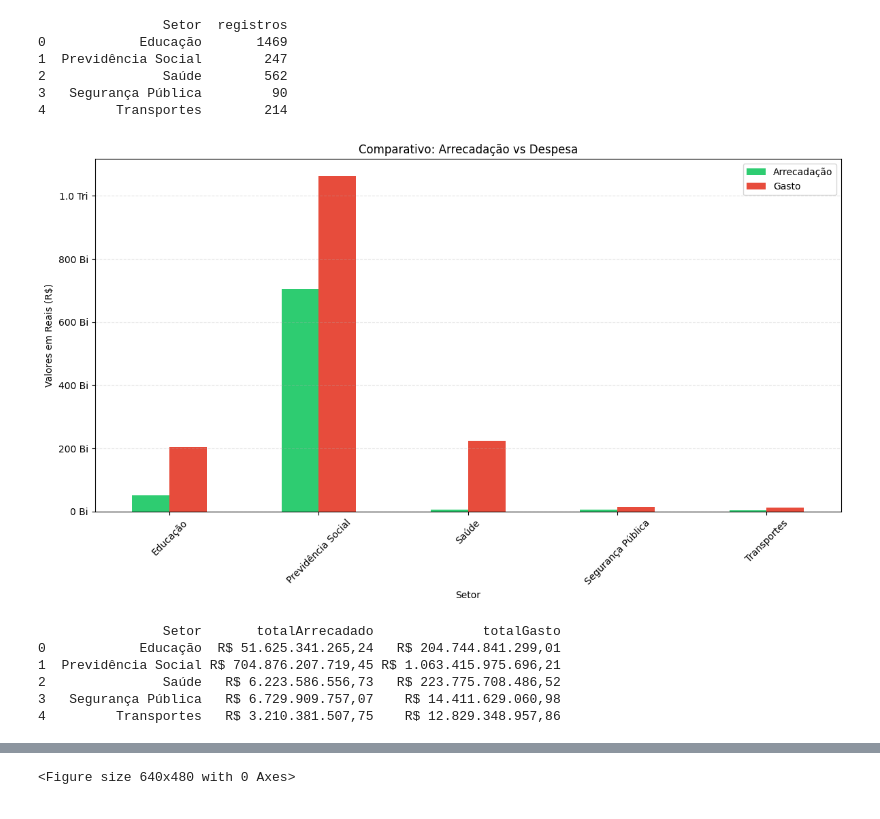
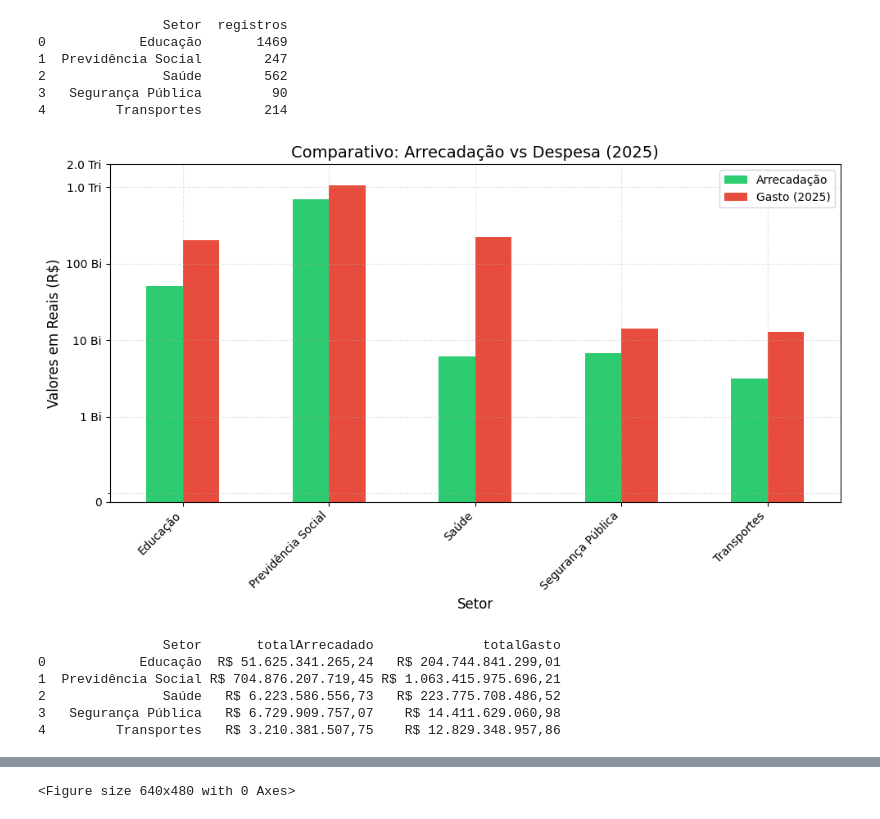
Before and after one commit to pauloho97/AnaliseImpostosPublicos, a Jupyter notebook: app/analiseGraficos.ipynb, the cells around one changed output, grey strips where cells are left out. Cells and saved outputs as stored; diff of their text form; code cells hidden in the pictures.

```diff
--- a/app/analiseGraficos.ipynb
+++ b/app/analiseGraficos.ipynb
@@ -25,47 +25,64 @@ print(dataFrameCheck)
 # 1. Quais foram os Valores de Arrecadações e Despesas Públicas por Setor,
 # Sendo Apenas Despesas de 2025 não Pegando Valores Pagos Atrasados?
 
 import matplotlib.ticker as ticker # Biblioteca para formatar os eixos
 
 #Captando query, aspas triplas para formar um bloco de linhas de códigos SQL
 query = """
 SELECT
     r.Setor,
     SUM(r."Receita Realizada (Valor Arrecadado)") as totalArrecadado,
     (SELECT SUM(d."Valor Pago") FROM despesas d WHERE d.Setor = r.Setor) as totalGasto
 FROM receitas r
 GROUP BY r.Setor
 """
+
 tabela = pd.read_sql_query(query, conexaoBanco)
 
-# 2. Criar o gráfico
-fig, ax = plt.subplots(figsize=(12, 7)) #tamanho do gráfico 12 por 7 polegadas
+# Configuração do gráfico
+fig, ax = plt.subplots(figsize=(10, 6))
+
+# Plotagem das barras
 tabela.plot(x='Setor', y=['totalArrecadado', 'totalGasto'], kind='bar', ax=ax, color=['#2ecc71', '#e74c3c'])
 
-# 3. LÓGICA DE FORMATAÇÃO DO EIXO Y em Bilhoes e Trilhões
+# 3. Função para formatar eixo Y em texto amigável
 def formatarEixo(valor, pos):
-    if valor >= 1e12: # Se for 1 Trilhão ou mais
+    if valor >= 1e12:
         return f'{valor*1e-12:.1f} Tri'
-    else: # Se for Bilhões
+    elif valor >= 1e9:
         return f'{valor*1e-9:.0f} Bi'
+    elif valor >= 1e6:
+        return f'{valor*1e-6:.0f} Mi'
+    else:
+        return f'{valor:,.0f}'
 
-# Aplicando a formatação personalizada ao eixo Y para captar valores em bilhões e trilhões
+# 4. Ajuste de escala e formatação forçada
+# Escala symlog para visibilidade de valores discrepantes
+ax.set_yscale('symlog', linthresh=1e9)
+
+# Aplica a formatação personalizada
 ax.yaxis.set_major_formatter(ticker.FuncFormatter(formatarEixo))
 
-# 4. Ajustes finais
-plt.title("Comparativo: Arrecadação vs Despesa")
-plt.ylabel("Valores em Reais (R$)")
-plt.xticks(rotation=45)
-plt.legend(["Arrecadação", "Gasto"])
-plt.grid(axis='y', linestyle='--', alpha=0.3)
+# Define manualmente os pontos do eixo Y para evitar notação científica automática
+ticks = [0, 1e9, 10e9, 100e9, 1e12, 2e12]
+ax.set_yticks(ticks)
+
+# 5. Ajustes estéticos finais
+plt.title("Comparativo: Arrecadação vs Despesa (2025)", fontsize=14)
+plt.ylabel("Valores em Reais (R$)", fontsize=12)
+plt.xlabel("Setor", fontsize=12)
+plt.xticks(rotation=45, ha='right')
+plt.legend(["Arrecadação", "Gasto (2025)"], loc='upper right')
+plt.grid(True, which="both", ls="--", alpha=0.3)
 plt.tight_layout()
+
 plt.show()
 
-# Print da tabela para conferência em formato brasileiro
+# Exibição da tabela formatada no padrão brasileiro
 pd.options.display.float_format = lambda x: 'R$ {:,.2f}'.format(x).replace(',', 'X').replace('.', ',').replace('X', '.')
 print(tabela)
 # %% [output]
-[figure, old version]
+[figure, new version]
                 Setor       totalArrecadado              totalGasto
 0            Educação  R$ 51.625.341.265,24   R$ 204.744.841.299,01
 1  Previdência Social R$ 704.876.207.719,45 R$ 1.063.415.975.696,21
```
Also changed, not shown: parts of 5 cells of this notebook, 2 other files.
